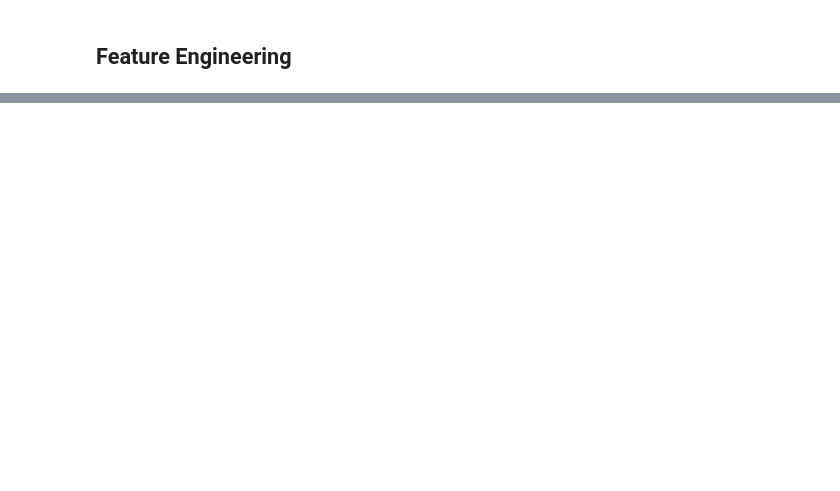
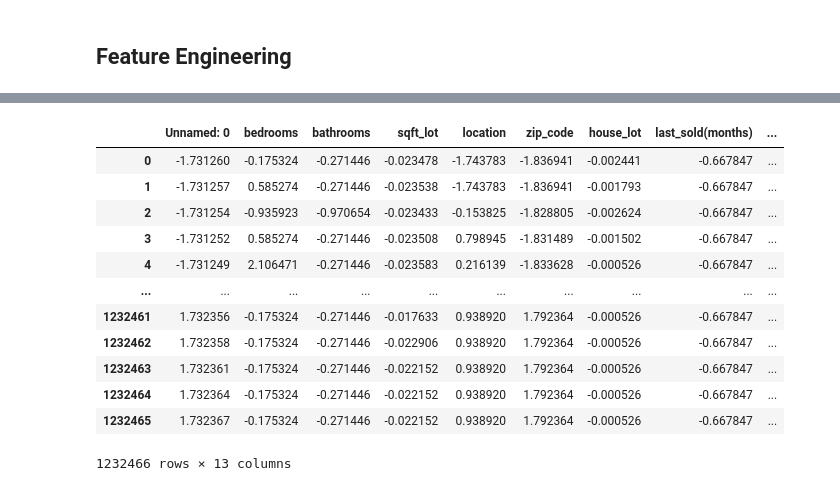
Before and after one commit to ProgrammerRez/Price-Prediction-Model_v2, a Jupyter notebook: Data_Cleaning & Feature Engineering/02. Feature_Engineering.ipynb, the cells around one changed output, grey strips where cells are left out. Drawn from its saved outputs; the diff is of its cells as text; code cells hidden in the pictures; blank space fills up the shorter version.

```diff
--- a/Data_Cleaning & Feature Engineering/02. Feature_Engineering.ipynb
+++ b/Data_Cleaning & Feature Engineering/02. Feature_Engineering.ipynb
@@ -102,2 +103,31 @@ total_rooms          0
 dtype: int64
+# %%
+from sklearn.preprocessing import StandardScaler
+
+scaler = StandardScaler()
+
+X = pd.DataFrame(
+    scaler.fit_transform(df.drop(['cost'], axis=1)),
+    columns=scaler.feature_names_in_
+)
+
+y = df['cost']
+
+final_df = pd.concat([X,y],axis=1)
+# %%
+final_df
+# %% [output]
+|  | Unnamed: 0 | bedrooms | bathrooms | sqft_lot | location | zip_code | house_lot | last_sold(months) | ... |
+| 0 | -1.731260 | -0.175324 | -0.271446 | -0.023478 | -1.743783 | -1.836941 | -0.002441 | -0.667847 | ... |
+| 1 | -1.731257 | 0.585274 | -0.271446 | -0.023538 | -1.743783 | -1.836941 | -0.001793 | -0.667847 | ... |
+| 2 | -1.731254 | -0.935923 | -0.970654 | -0.023433 | -0.153825 | -1.828805 | -0.002624 | -0.667847 | ... |
+| 3 | -1.731252 | 0.585274 | -0.271446 | -0.023508 | 0.798945 | -1.831489 | -0.001502 | -0.667847 | ... |
+| 4 | -1.731249 | 2.106471 | -0.271446 | -0.023583 | 0.216139 | -1.833628 | -0.000526 | -0.667847 | ... |
+| ... | ... | ... | ... | ... | ... | ... | ... | ... | ... |
+| 1232461 | 1.732356 | -0.175324 | -0.271446 | -0.017633 | 0.938920 | 1.792364 | -0.000526 | -0.667847 | ... |
+| 1232462 | 1.732358 | -0.175324 | -0.271446 | -0.022906 | 0.938920 | 1.792364 | -0.000526 | -0.667847 | ... |
+| 1232463 | 1.732361 | -0.175324 | -0.271446 | -0.022152 | 0.938920 | 1.792364 | -0.000526 | -0.667847 | ... |
+| 1232464 | 1.732364 | -0.175324 | -0.271446 | -0.022152 | 0.938920 | 1.792364 | -0.000526 | -0.667847 | ... |
+| 1232465 | 1.732367 | -0.175324 | -0.271446 | -0.022152 | 0.938920 | 1.792364 | -0.000526 | -0.667847 | ... |
+1232466 rows × 13 columns
 # %%
```
Also changed, not shown: parts of 5 cells of this notebook, 31 other files.
